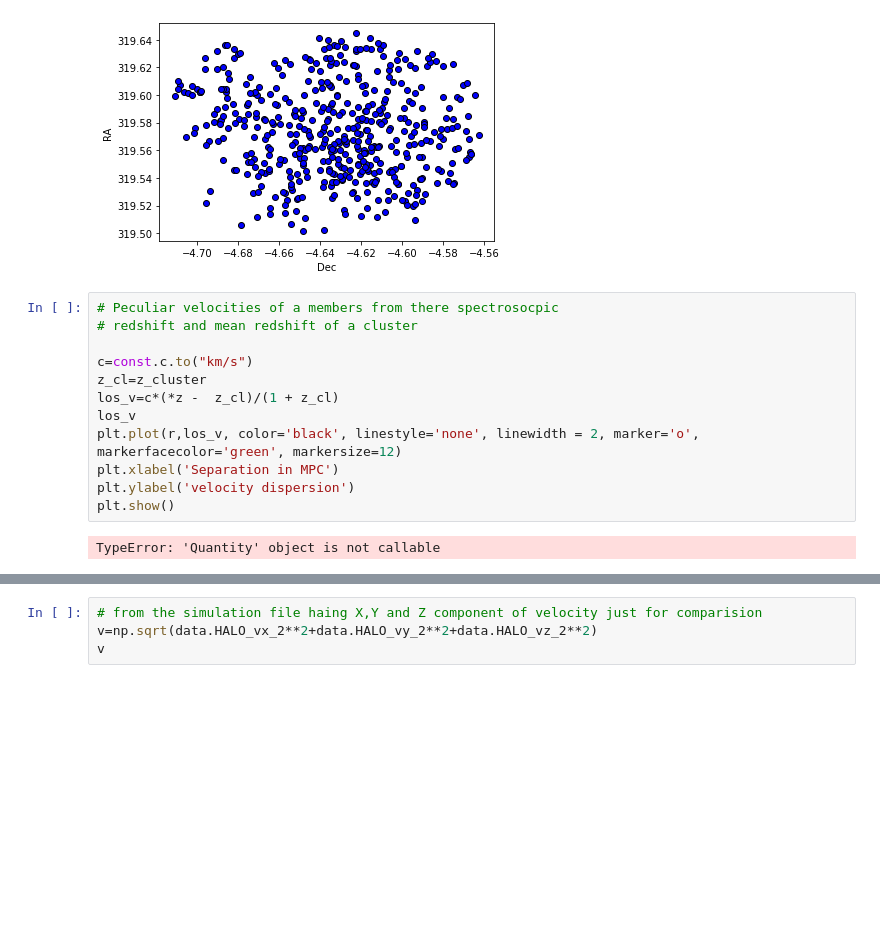
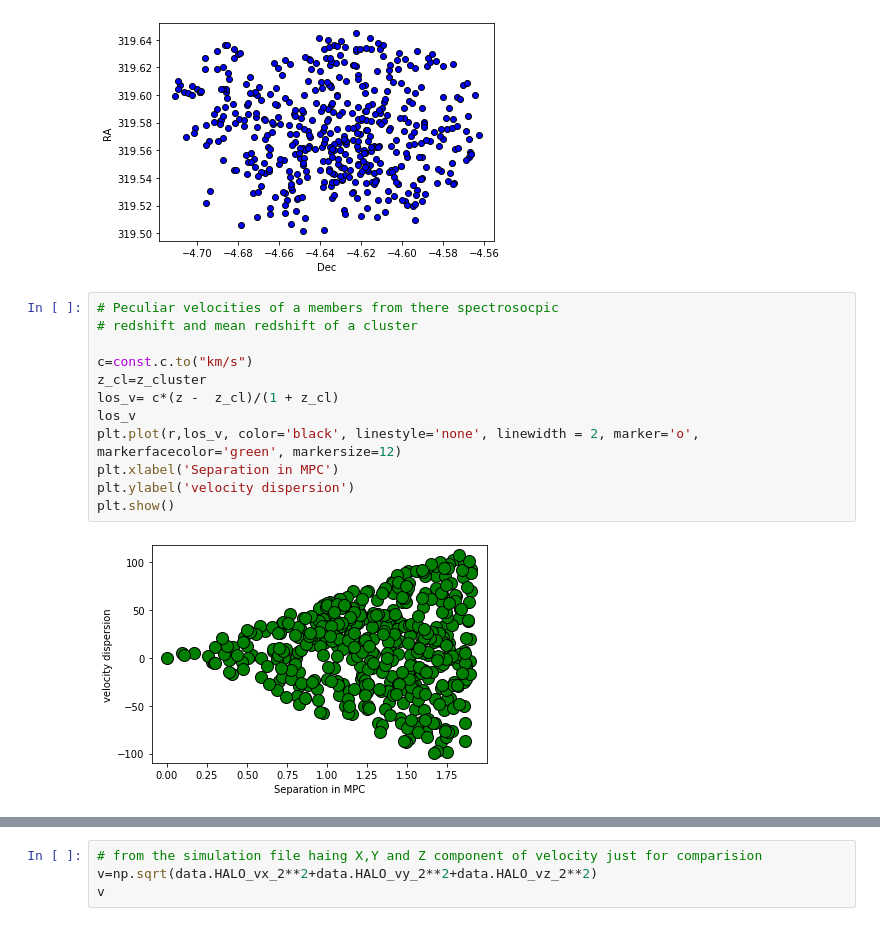
Before and after one commit to katul3767/Mass-of-galaxy-cluster, a Jupyter notebook: Simulation.ipynb, the cells around one changed output, grey strips where cells are left out. Saved outputs shown, nothing was run; the diff lists cells and outputs as text; blank space fills up the shorter version.

```diff
--- a/Simulation.ipynb
+++ b/Simulation.ipynb
@@ -291,14 +291,14 @@ Text(0, 0.5, 'RA')
 # %%
 # Peculiar velocities of a members from there spectrosocpic
 # redshift and mean redshift of a cluster
 
 c=const.c.to("km/s")
 z_cl=z_cluster
-los_v=c*(*z -  z_cl)/(1 + z_cl)
+los_v= c*(z -  z_cl)/(1 + z_cl)
 los_v
 plt.plot(r,los_v, color='black', linestyle='none', linewidth = 2, marker='o', markerfacecolor='green', markersize=12)
 plt.xlabel('Separation in MPC')
 plt.ylabel('velocity dispersion')
 plt.show()
 # %% [output]
-TypeError: 'Quantity' object is not callable
+[figure, added]
```
Also changed, not shown: parts of 14 cells of this notebook.
